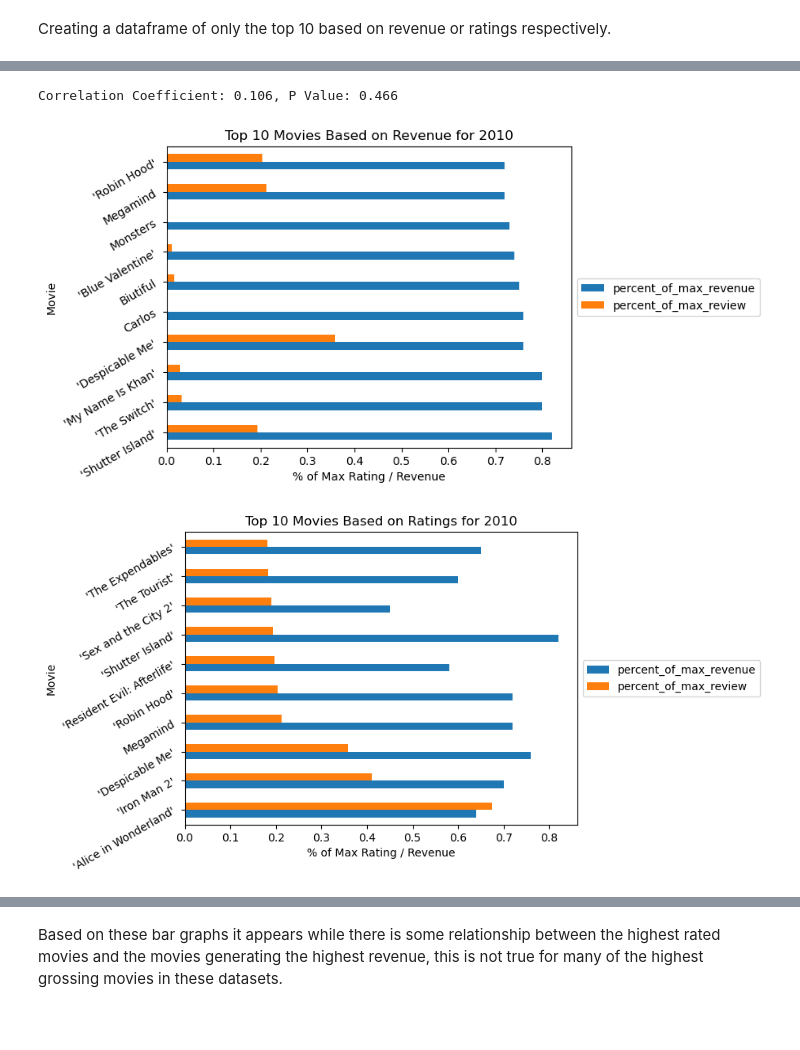
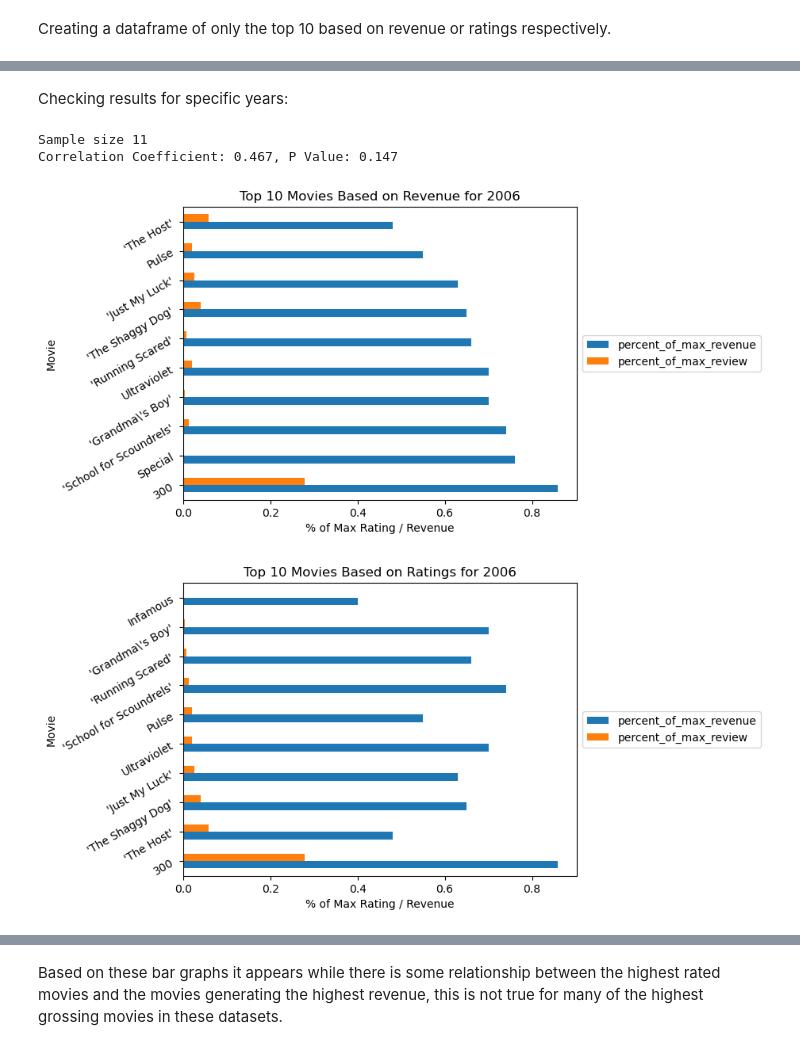
Before and after one commit to KennethExchange/Data-Analytics-Capstone, a Jupyter notebook: D502 Capstone - Popular Movies Make More Money.ipynb, the cells around one changed output, grey strips where cells are left out. Drawn from its saved outputs; the diff is of its cells as text; code cells hidden in the pictures; blank space fills up the shorter version.

```diff
--- a/D502 Capstone - Popular Movies Make More Money.ipynb
+++ b/D502 Capstone - Popular Movies Make More Money.ipynb
@@ -1249,2 +1223,2 @@ joined_movie_df_sortby_revenue_top = joined_movie_df_sortby_revenue.head(16)
 # %%
-joined_movie_df_sortby_review_top = joined_movie_df_sortby_review.head(16)
+#joined_movie_df_sortby_review_top = joined_movie_df_sortby_review.head(16)
@@ -1261,3 +1233,5 @@ joined_movie_df.head()
 | 239 | 'Back to the Future' | 8.5 | 1057549 | 105 | 3.811098e+08 | 1985-07-03 | 0.85 | ... |
 | 422 | Up | 8.2 | 935115 | 14160 | 7.350991e+08 | 2009-05-13 | 0.82 | ... |
 | 598 | 'Mad Max: Fury Road' | 8.1 | 881816 | 76341 | 3.788583e+08 | 2015-05-13 | 0.81 | ... |
+# %%
+joined_movie_df['release_year'] = pd.DatetimeIndex(joined_movie_df['release_date']).year
@@ -1264,31 +1251,24 @@ joined_movie_df.head()
 # %%
 #creating method to get the correlation coefficient
-from scipy.stats import pearsonr
+
 
 def get_corr_coef(x, y, year_range):
 
     # Calculate Pearson correlation coefficient and p-value
     correlation_coefficient, p_value = pearsonr(x, y)
     print(f"Correlation Coefficient: {correlation_coefficient:.3f}, P Value: {p_value:.3f}")
-
-    global correlation_coefficients
-    global p_values
-
-    correlation_coefficients[year_range] = correlation_coefficient
-    p_values[year_range] = p_value
 # %%
 # Creating methods for charting the top movies based on revenue or rating.
 # Each chart will contain the values for both the movie's percent of max for review and rating.
-import datetime as dt
+
 
 def chart_top_revenue_vs_rating(year='all'):
 
-    global search_df
     search_df = joined_movie_df
 
     if year != 'all':
         #creating "release_year" column for filtering
-        search_df['release_year'] = pd.DatetimeIndex(search_df['release_date']).year
+        #search_df['release_year'] = pd.DatetimeIndex(search_df['release_date']).year
         #filter by provided year using release year column
         search_df = search_df.loc[search_df['release_year'] == int(year)]
         #setting year for plot titles
@@ -1298,6 +1278,10 @@ def chart_top_revenue_vs_rating(year='all'):
         min_year = search_df['release_year'].min()
         max_year = search_df['release_year'].max()
         year_range = (f"{min_year} to {max_year}")
+
+    print("Sample size", search_df.shape[0])
+
+
 
     # creating sorted dataframes for plots
     joined_movie_df_sortby_review = search_df.sort_values('percent_of_max_review', ascending=False)
@@ -1334,3 +1318,7 @@ def chart_top_revenue_vs_rating(year='all'):
     #corr_coef, p_value = get_corr_coef(search_df['percent_of_max_revenue'], search_df['percent_of_max_review'])
     #correlation_coefficients[year_range] = corr_coef
     #p_values[year_range] = pvalue
+
+
+    import seaborn as sns
+    sns.regplot(x=search_df['percent_of_max_revenue'], y=search_df['percent_of_max_review'], ci=False, line_kws={'color':'red'});
@@ -1339,9 +1477,12 @@ def chart_top_revenue_vs_rating(year='all'):
+# %% [markdown]
+Checking results for specific years:
 # %%
 # Creating charts for Top 10 based on rating and based on revenue.
 # Each chart will contain the values for both the movie's percent of max for review and rating.
 
-chart_top_revenue_vs_rating(2010)
+chart_top_revenue_vs_rating(2006)
 # %% [output]
-Correlation Coefficient: 0.106, P Value: 0.466
+Sample size 11
+Correlation Coefficient: 0.467, P Value: 0.147
-[figure, old version]
+[figure, new version]
-[figure, old version]
+[figure, new version]
```
Also changed, not shown: parts of 49 cells of this notebook.
